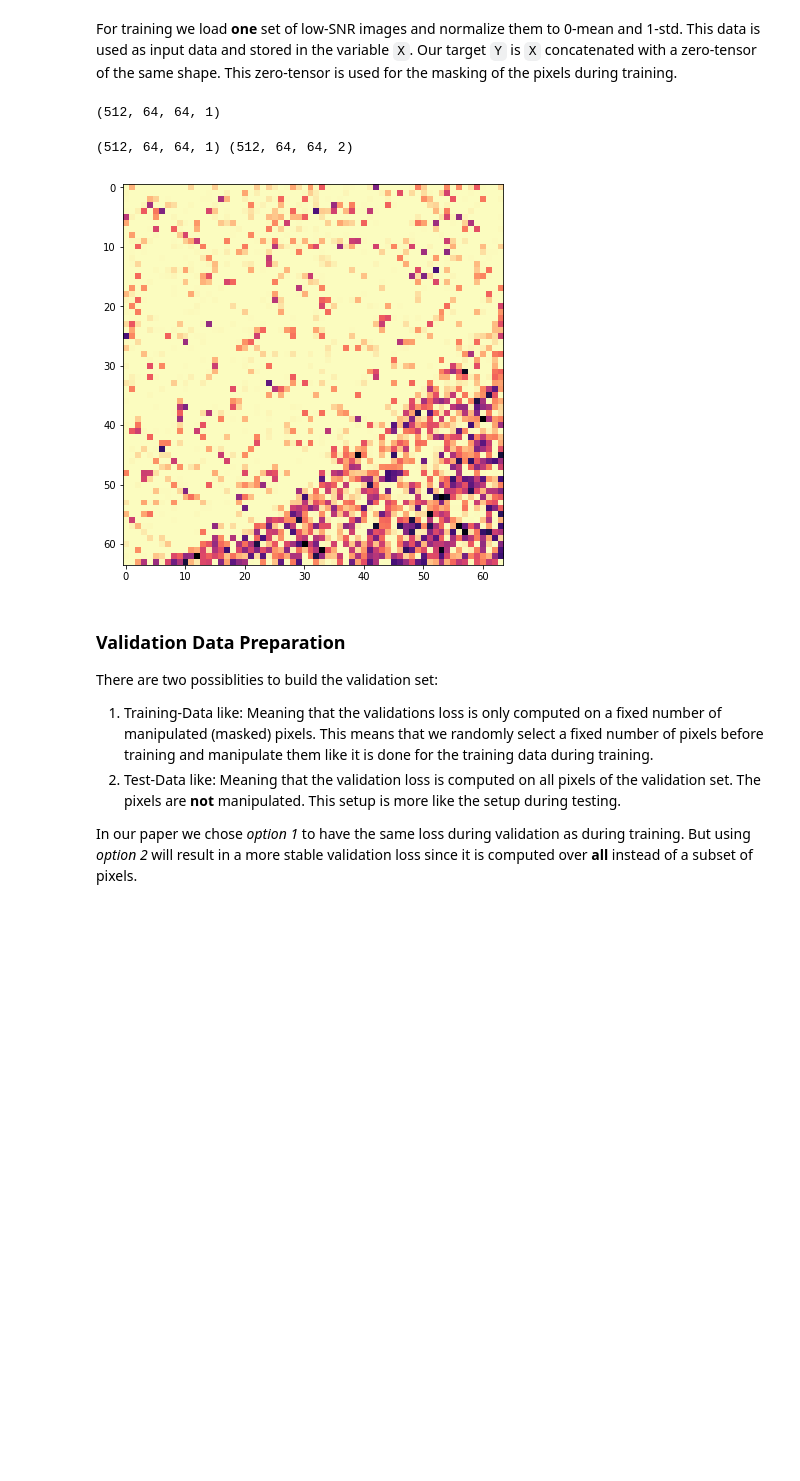
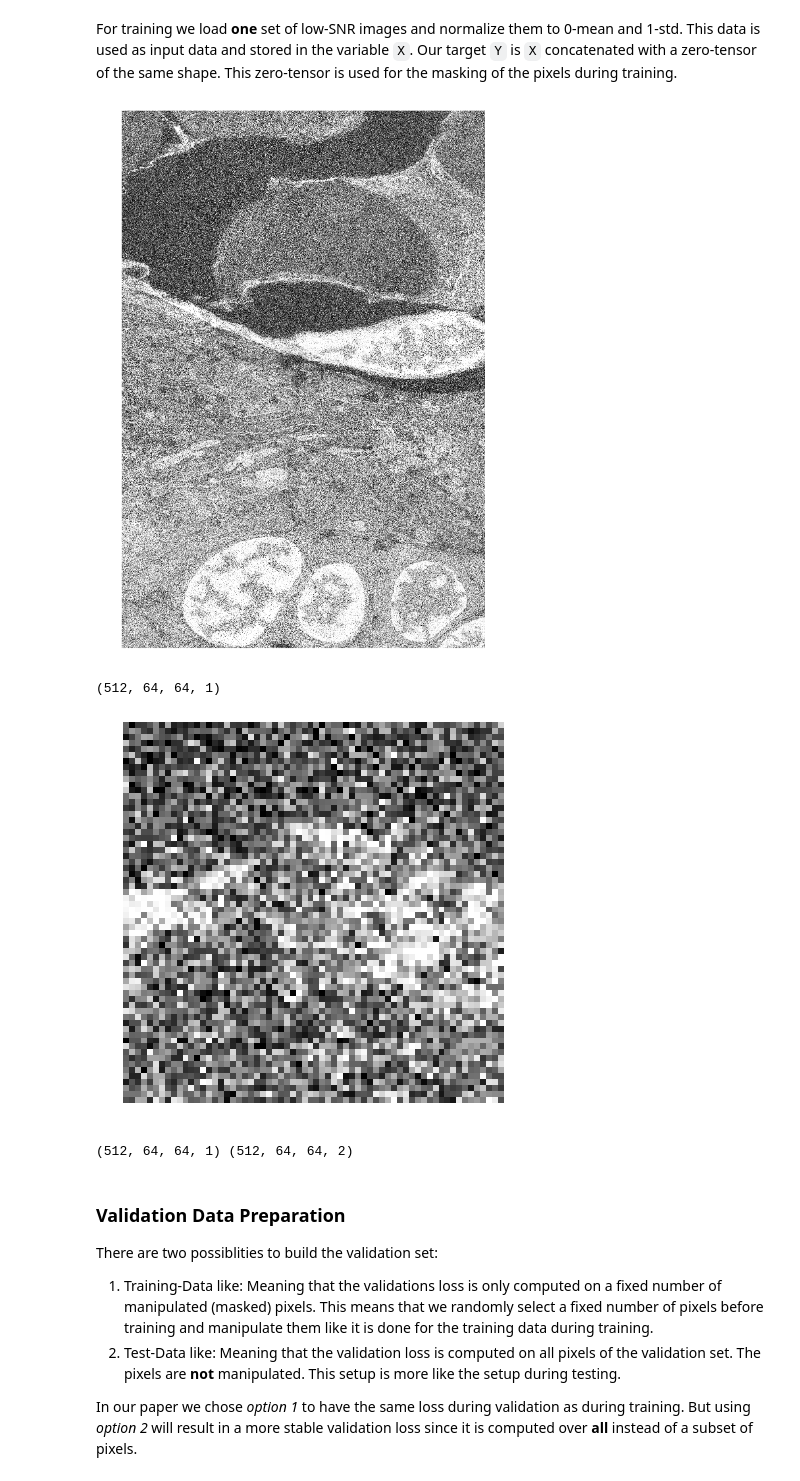
Before and after one commit to csmithchicago/n2v, a Jupyter notebook: examples/2D/N2V_denoising2D-SEM.ipynb, the cells around one changed output. Saved outputs shown, nothing was run; the diff lists cells and outputs as text; code cells hidden in the pictures; blank space fills up the shorter version.

```diff
--- a/examples/2D/N2V_denoising2D-SEM.ipynb
+++ b/examples/2D/N2V_denoising2D-SEM.ipynb
@@ -98,8 +98,13 @@ def extractRandomPatches(inp, size, number):
 # %%
 # Load lowSNR data. Note: This can be the same data as we test on.
 # We are only using a sinlge slice (the 3rd), and cut away some part to reserve the rest for validation
+plt.figure(figsize=(15,15))
 X = imread('data/SEM/train/train.tif')[np.newaxis,3,:2500,:].astype(np.float32)
-plt.imshow(X[0])
+plt.imshow(X[0], cmap=plt.cm.gray)
+plt.axis('off')
+plt.show()
+# %% [output]
+[figure, added]
 # %%
 # We are extracting random patches
 X = extractRandomPatches(X,64,512)
@@ -116,11 +121,13 @@ Y = np.concatenate((X, np.zeros(X.shape)), axis=3)
 
 # All training images are noisy:
 plt.figure(figsize=(7,7))
-plt.imshow(Y[0,...,0], cmap="magma")
+plt.imshow(Y[0,...,0], cmap=plt.cm.gray)
+plt.axis('off')
+plt.show()
 print(X.shape, Y.shape)
 # %% [output]
+[figure, new version]
 (512, 64, 64, 1) (512, 64, 64, 2)
-[figure, old version]
 # %% [markdown]
 ### Validation Data Preparation
 
```
Also changed, not shown: parts of 8 cells of this notebook, 1 other file.
